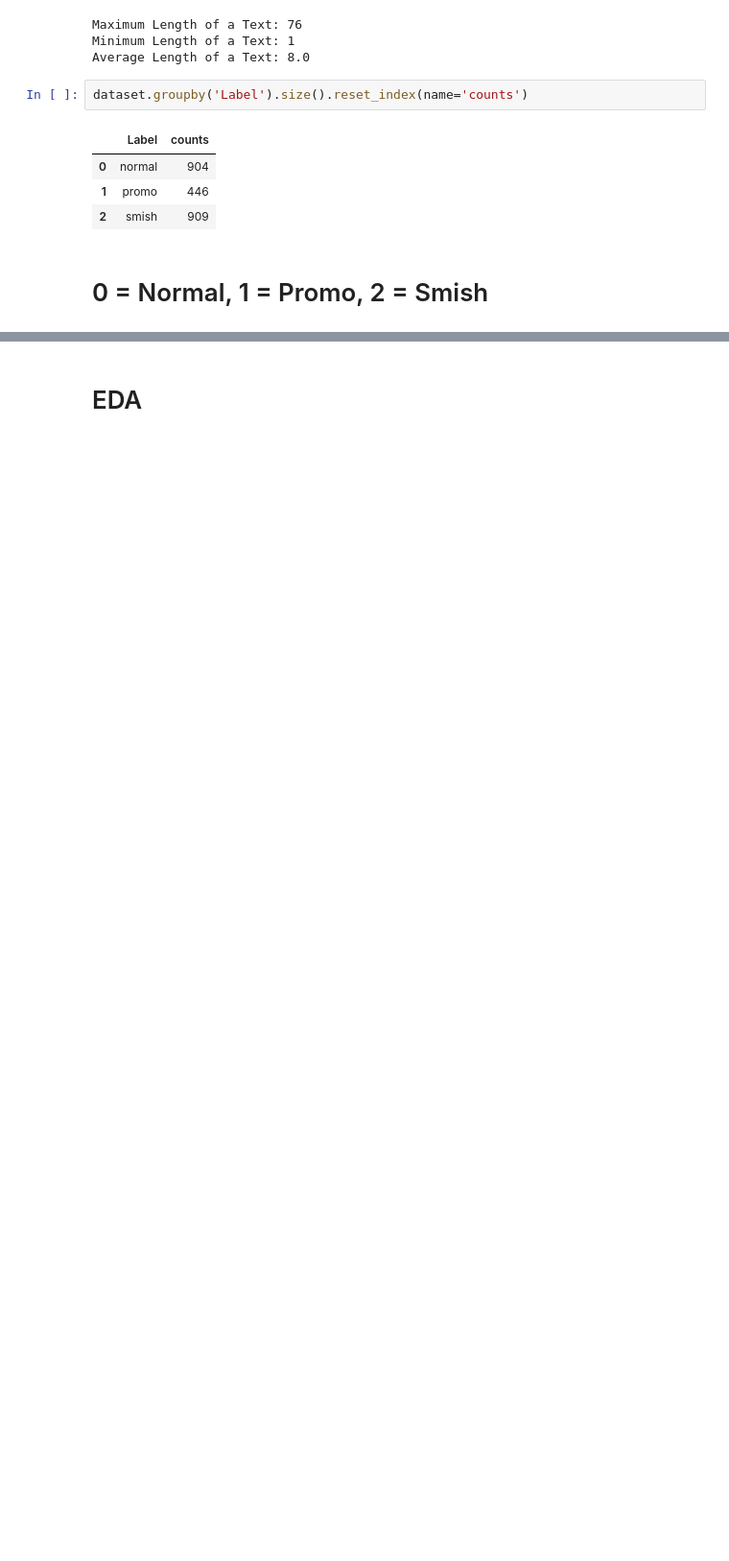
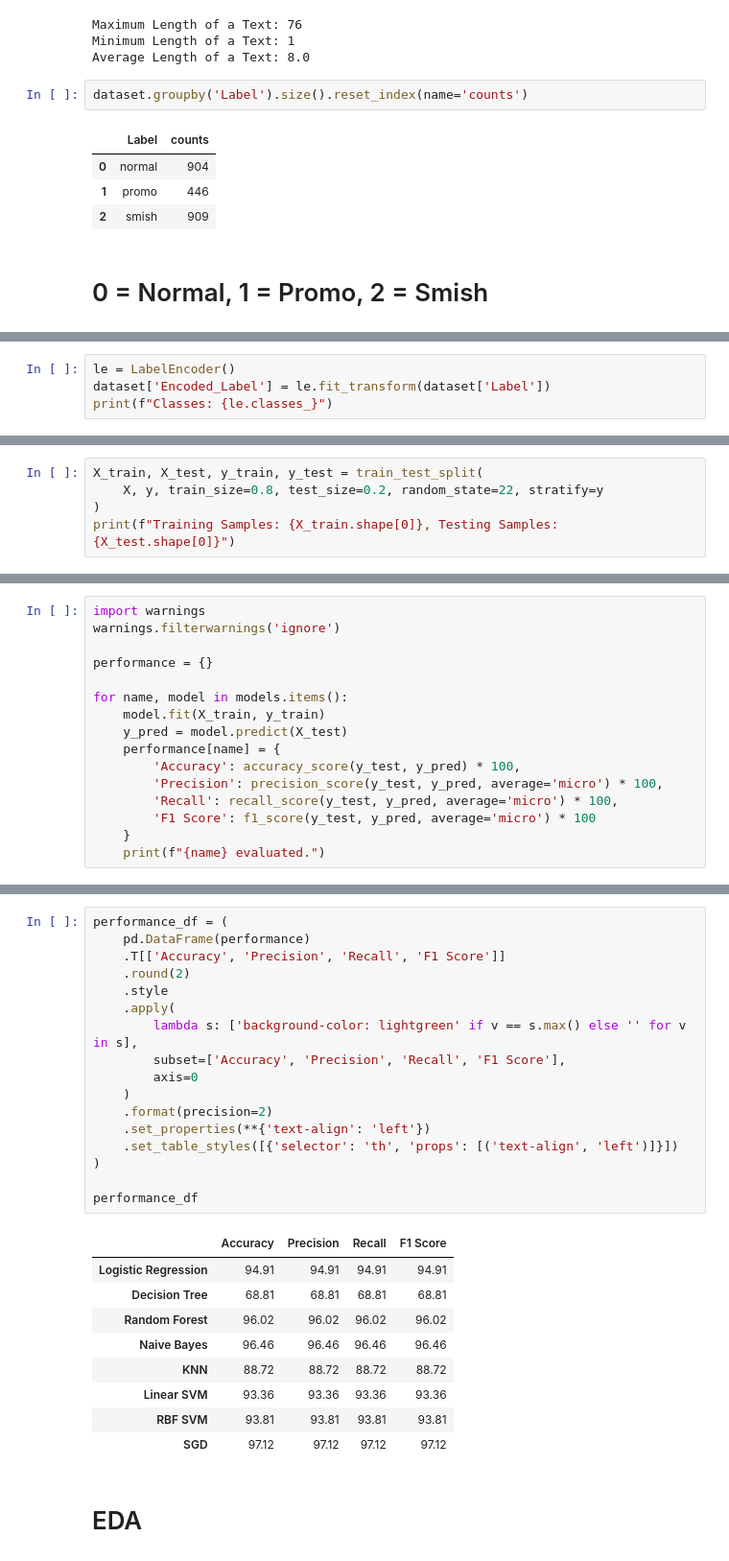
Before and after one commit to S4DIB/bengali-sms-fraud-detection-using-supervised-learning, a Jupyter notebook: Bengali Sms Fraud Detection.ipynb, the cells around one changed output, grey strips where cells are left out. Shown: that part at 96% size. Drawn from its saved outputs; the diff is of its cells as text; blank space fills up the shorter version.

```diff
--- a/Bengali Sms Fraud Detection.ipynb
+++ b/Bengali Sms Fraud Detection.ipynb
@@ -312,0 +216,4 @@ def calc_unigram_tfidf(reviews):
+# %%
+le = LabelEncoder()
+dataset['Encoded_Label'] = le.fit_transform(dataset['Label'])
+print(f"Classes: {le.classes_}")
@@ -324,0 +226,5 @@ def calc_trigram_tfidf(reviews):
+# %%
+X_train, X_test, y_train, y_test = train_test_split(
+    X, y, train_size=0.8, test_size=0.2, random_state=22, stratify=y
+)
+print(f"Training Samples: {X_train.shape[0]}, Testing Samples: {X_test.shape[0]}")
@@ -433,0 +244,16 @@ IndentationError: unexpected indent (3345618230.py, line 3)
+# %%
+import warnings
+warnings.filterwarnings('ignore')
+
+performance = {}
+
+for name, model in models.items():
+    model.fit(X_train, y_train)
+    y_pred = model.predict(X_test)
+    performance[name] = {
+        'Accuracy': accuracy_score(y_test, y_pred) * 100,
+        'Precision': precision_score(y_test, y_pred, average='micro') * 100,
+        'Recall': recall_score(y_test, y_pred, average='micro') * 100,
+        'F1 Score': f1_score(y_test, y_pred, average='micro') * 100
+    }
+    print(f"{name} evaluated.")
@@ -434,2 +269,29 @@ IndentationError: unexpected indent (3345618230.py, line 3)
+# %%
+performance_df = (
+    pd.DataFrame(performance)
+    .T[['Accuracy', 'Precision', 'Recall', 'F1 Score']]
+    .round(2)
+    .style
+    .apply(
+        lambda s: ['background-color: lightgreen' if v == s.max() else '' for v in s],
+        subset=['Accuracy', 'Precision', 'Recall', 'F1 Score'],
+        axis=0
+    )
+    .format(precision=2)
+    .set_properties(**{'text-align': 'left'})
+    .set_table_styles([{'selector': 'th', 'props': [('text-align', 'left')]}])
+)
+
+performance_df
+# %% [output]
+|  | Accuracy | Precision | Recall | F1 Score |
+| Logistic Regression | 94.91 | 94.91 | 94.91 | 94.91 |
+| Decision Tree | 68.81 | 68.81 | 68.81 | 68.81 |
+| Random Forest | 96.02 | 96.02 | 96.02 | 96.02 |
+| Naive Bayes | 96.46 | 96.46 | 96.46 | 96.46 |
+| KNN | 88.72 | 88.72 | 88.72 | 88.72 |
+| Linear SVM | 93.36 | 93.36 | 93.36 | 93.36 |
+| RBF SVM | 93.81 | 93.81 | 93.81 | 93.81 |
+| SGD | 97.12 | 97.12 | 97.12 | 97.12 |
 # %% [markdown]
  # EDA
```
Also changed, not shown: parts of 24 cells of this notebook.
